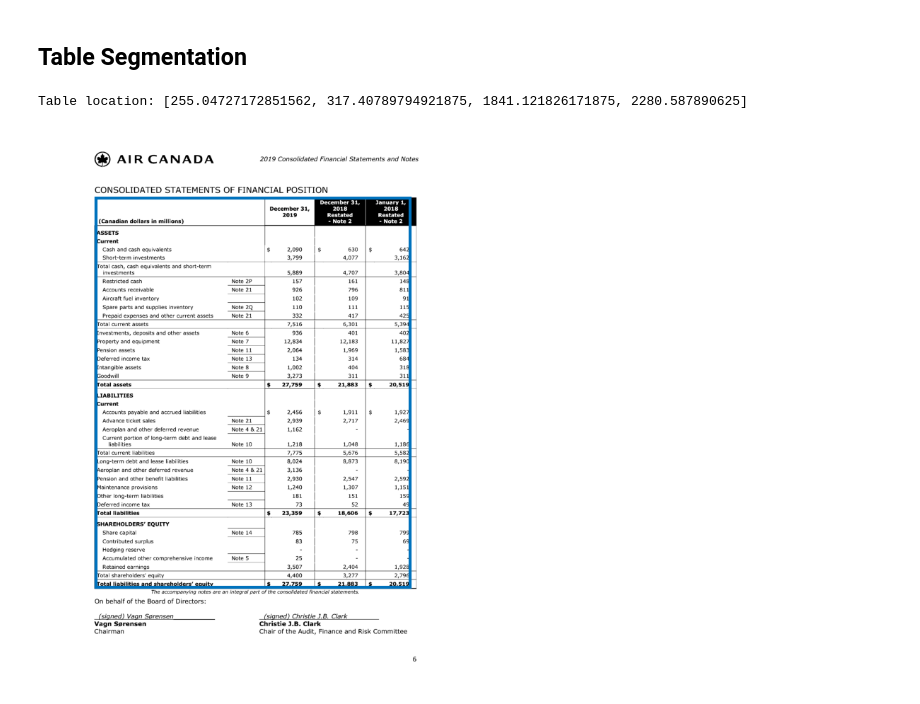
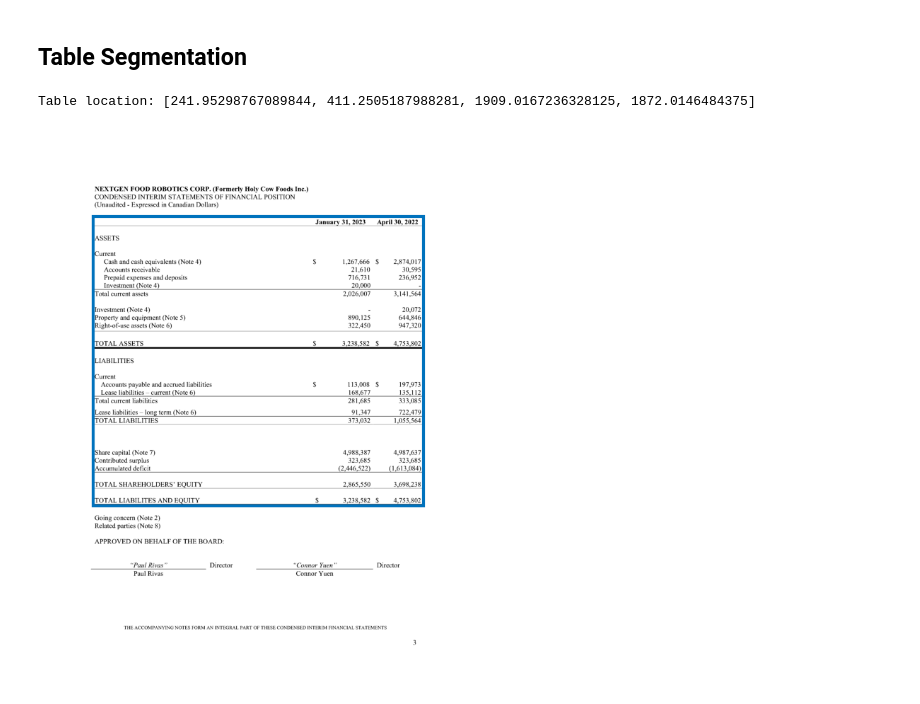
Before and after one commit to laubryan/FP-Robospreader, a Jupyter notebook: Final Project - Prototype.ipynb, the cells around one changed output. Saved outputs shown, nothing was run; the diff lists cells and outputs as text; code cells hidden in the pictures.

```diff
--- a/Final Project - Prototype.ipynb
+++ b/Final Project - Prototype.ipynb
@@ -17,9 +17,10 @@ from transformers import DetrFeatureExtractor, TableTransformerForObjectDetectio
 # %%
 # Specify financial statement filename
 # statement_filename, page_index = "../statements/407 International - March 31 2021.pdf", 1
-statement_filename, page_index = "../statements/Air Canada - December 31 2019.pdf", 6
+# statement_filename, page_index = "../statements/Air Canada - December 31 2019.pdf", 6
 # statement_filename, page_index = "../statements/BCE - Financial Report - 2020-2022.pdf", 82
 # statement_filename, page_index = "../statements/Better Life Pharama Inc - Jan 31 Oct 31 2022.pdf", 2
+statement_filename, page_index = "../statements/NextGen Food Robotics Corp - 2022-04-30 - 2023-01-31..pdf", 2
 # statement_filename, page_index = "../statements/Rogers - Q1-2020.pdf", 3
 # statement_filename, page_index = "../statements/Starbucks - Annual Report - 2020.pdf", 53
 
@@ -148,21 +149,21 @@ def is_box_in_list(box, list):
 # %%
 #
 # Segment table location
 #
 width, height = image.size
-location_results = feature_extractor.post_process_object_detection(tl_outputs, threshold=0.2, target_sizes=[(height, width)])[0]
+location_results = feature_extractor.post_process_object_detection(tl_outputs, threshold=0.1, target_sizes=[(height, width)])[0]
 
 # Extract table location
 padding = 5
 table_location = location_results["boxes"][0].tolist()
 table_location = [table_location[0] - padding, table_location[1], table_location[2] + padding, table_location[3]]
 print(f"Table location: {table_location}")
 
 # Display segmented table bounding box
 display_image_boxes(image, [table_location])
 # %% [output]
-Table location: [255.04727172851562, 317.40789794921875, 1841.121826171875, 2280.587890625]
+Table location: [241.95298767089844, 411.2505187988281, 1909.0167236328125, 1872.0146484375]
-[figure, old version]
+[figure, new version]
 # %%
 #
 # Analyze table structure
```
Also changed, not shown: parts of 9 cells of this notebook, 5 other files.
